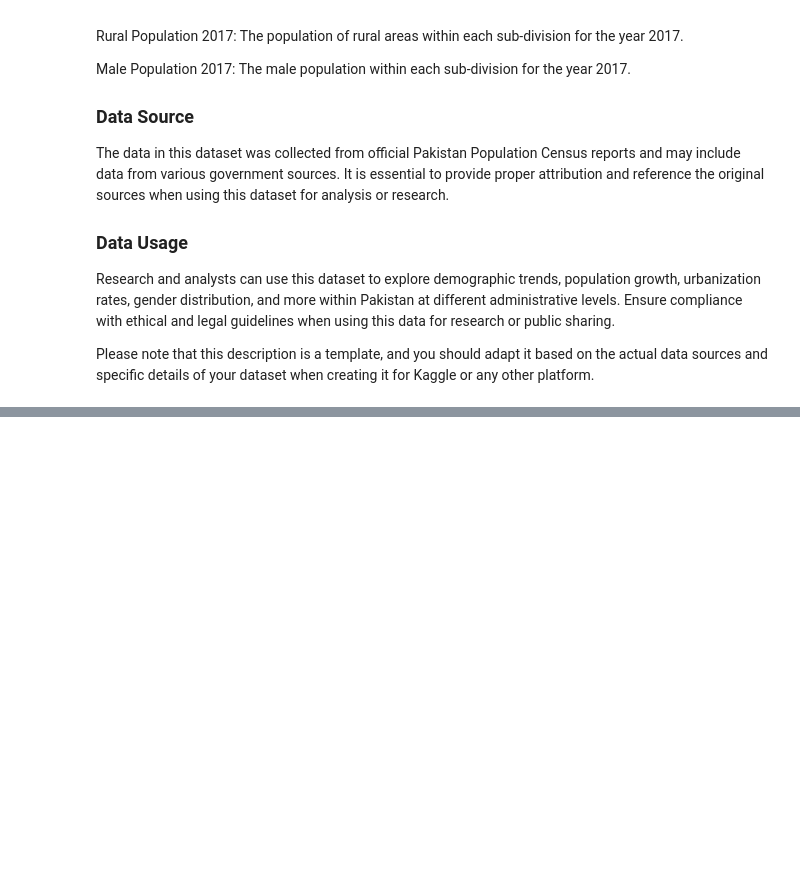
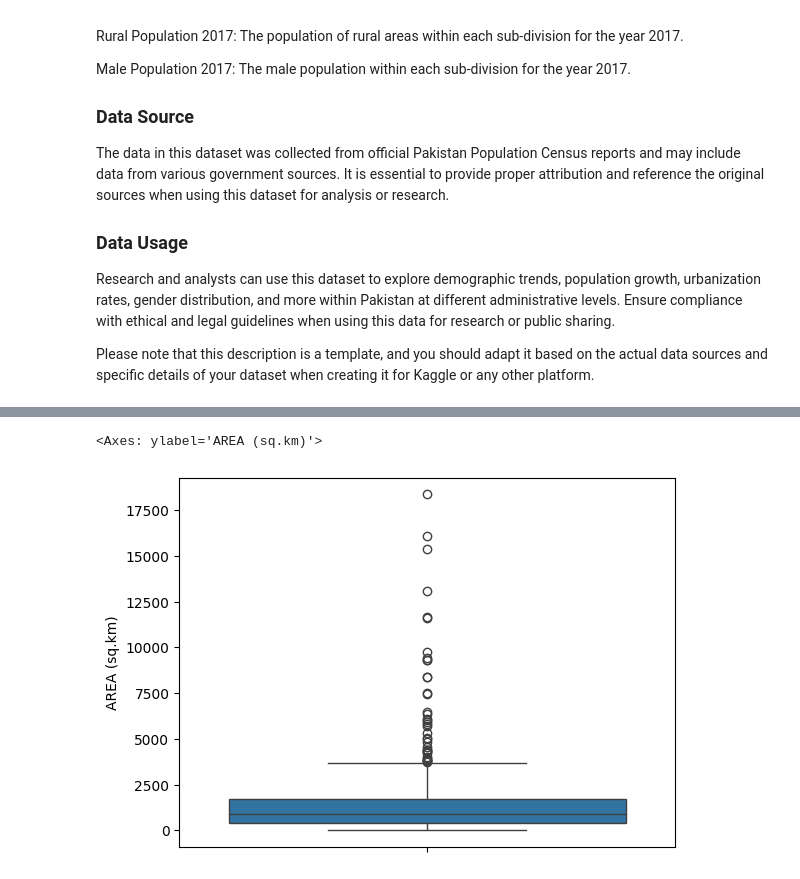
Before and after one commit to ejazurrehman/AI---Data_Science_Course, a Jupyter notebook: pyton_for_data_science/08_pandas_pak_populaiton.ipynb, the cells around one changed output, grey strips where cells are left out. Saved outputs shown, nothing was run; the diff lists cells and outputs as text; code cells hidden in the pictures; blank space fills up the shorter version.

```diff
--- a/pyton_for_data_science/08_pandas_pak_populaiton.ipynb
+++ b/pyton_for_data_science/08_pandas_pak_populaiton.ipynb
@@ -44,0 +183,6 @@ Please note that this description is a template, and you should adapt it based o
+# %%
+# prepare the boxplot for AREA (sq.km)
+sns.boxplot(y=df['AREA (sq.km)'])
+# %% [output]
+<Axes: ylabel='AREA (sq.km)'>
+[figure, added]
```
Also changed, not shown: parts of 59 cells of this notebook.
